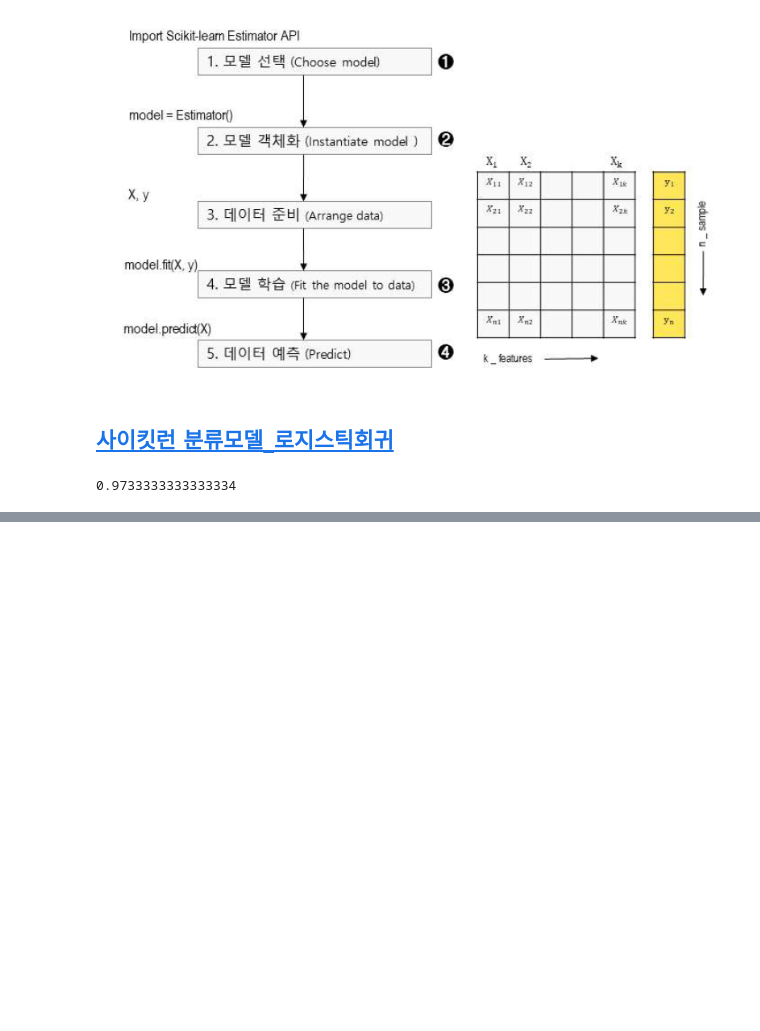
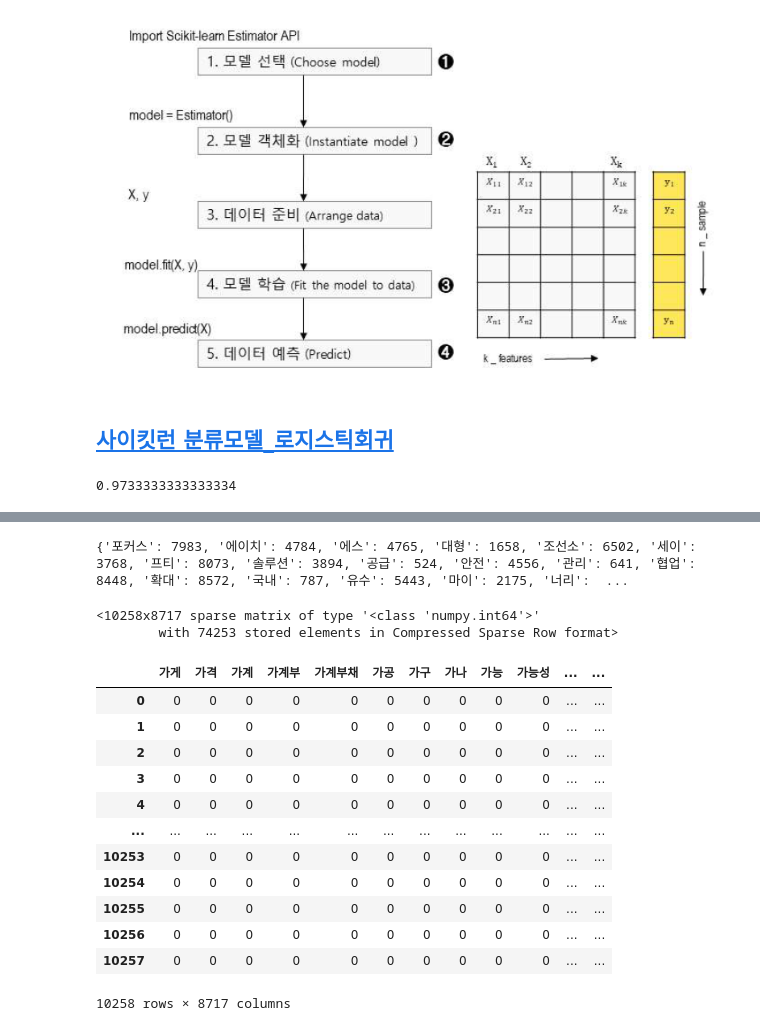
Before and after one commit to ancestor9/24_fall_Big-Data-Processing-coding-, a Jupyter notebook: 1017_pycaret.ipynb, the cells around one changed output, grey strips where cells are left out. Cells and saved outputs as stored; diff of their text form; code cells hidden in the pictures; blank space fills up the shorter version.

```diff
--- a/1017_pycaret.ipynb
+++ b/1017_pycaret.ipynb
@@ -183,0 +277,55 @@ clf.score(X, y)
+# %%
+# prompt: /content/NewsResult_20240717-20241017.xlsx 를 읽고 단어를 추출하여 contvector로 만들어줘
+
+import pandas as pd
+from konlpy.tag import Okt
+from sklearn.feature_extraction.text import CountVectorizer
+
+# 엑셀 파일 읽기
+df = pd.read_excel('/content/NewsResult_20240717-20241017.xlsx')
+
+# Okt 객체 생성
+okt = Okt()
+
+# 텍스트 데이터 전처리 및 명사 추출 함수 정의
+def extract_nouns(text):
+  if isinstance(text, str):  # 텍스트가 문자열인 경우에만 처리
+    nouns = okt.nouns(text)
+    return ' '.join(nouns)
+  else:
+    return ''
+
+# '제목' 열의 텍스트 데이터에서 명사 추출
+df['nouns'] = df['제목'].apply(extract_nouns)
+
+# CountVectorizer를 사용하여 단어 벡터 생성
+vectorizer = CountVectorizer()
+X = vectorizer.fit_transform(df['nouns'])
+# 단어 사전 확인
+print(vectorizer.vocabulary_)
+# %% [output]
+{'포커스': 7983, '에이치': 4784, '에스': 4765, '대형': 1658, '조선소': 6502, '세이': 3768, '프티': 8073, '솔루션': 3894, '공급': 524, '안전': 4556, '관리': 641, '협업': 8448, '확대': 8572, '국내': 787, '유수': 5443, '마이': 2175, '너리':  ...
+# %%
+X
+# %% [output]
+<10258x8717 sparse matrix of type '<class 'numpy.int64'>'
+        with 74253 stored elements in Compressed Sparse Row format>
+# %%
+# prompt: X를 데이터프레임으로 컬럼명을 붙여서
+
+X_df = pd.DataFrame(X.toarray(), columns=vectorizer.get_feature_names_out())
+X_df
+# %% [output]
+|  | 가게 | 가격 | 가계 | 가계부 | 가계부채 | 가공 | 가구 | 가나 | 가능 | 가능성 | ... | ... |
+| 0 | 0 | 0 | 0 | 0 | 0 | 0 | 0 | 0 | 0 | 0 | ... | ... |
+| 1 | 0 | 0 | 0 | 0 | 0 | 0 | 0 | 0 | 0 | 0 | ... | ... |
+| 2 | 0 | 0 | 0 | 0 | 0 | 0 | 0 | 0 | 0 | 0 | ... | ... |
+| 3 | 0 | 0 | 0 | 0 | 0 | 0 | 0 | 0 | 0 | 0 | ... | ... |
+| 4 | 0 | 0 | 0 | 0 | 0 | 0 | 0 | 0 | 0 | 0 | ... | ... |
+| ... | ... | ... | ... | ... | ... | ... | ... | ... | ... | ... | ... | ... |
+| 10253 | 0 | 0 | 0 | 0 | 0 | 0 | 0 | 0 | 0 | 0 | ... | ... |
+| 10254 | 0 | 0 | 0 | 0 | 0 | 0 | 0 | 0 | 0 | 0 | ... | ... |
+| 10255 | 0 | 0 | 0 | 0 | 0 | 0 | 0 | 0 | 0 | 0 | ... | ... |
+| 10256 | 0 | 0 | 0 | 0 | 0 | 0 | 0 | 0 | 0 | 0 | ... | ... |
+| 10257 | 0 | 0 | 0 | 0 | 0 | 0 | 0 | 0 | 0 | 0 | ... | ... |
+10258 rows × 8717 columns
```
Also changed, not shown: parts of 10 cells of this notebook.
